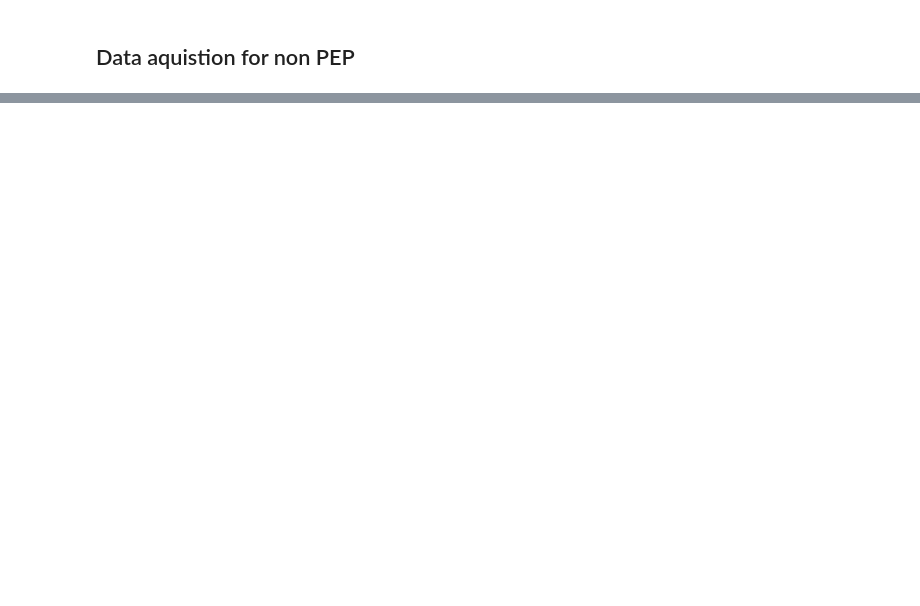
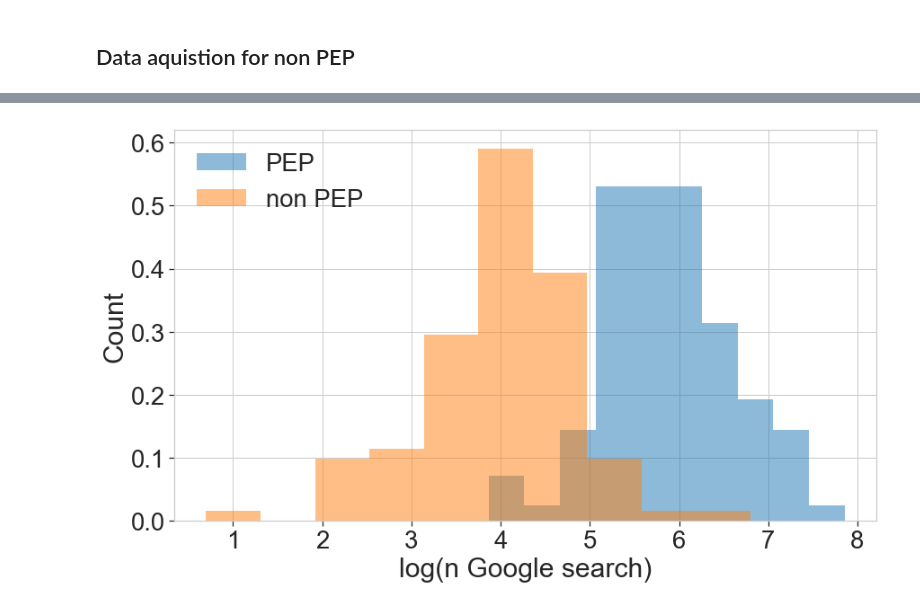
Before and after one commit to jcoupon/person-insights, a Jupyter notebook: notebooks/Data modeling.ipynb, the cells around one changed output, grey strips where cells are left out. Cells and saved outputs as stored; diff of their text form; code cells hidden in the pictures; blank space fills up the shorter version.

Commit message:
add data

```diff
--- a/notebooks/Data modeling.ipynb
+++ b/notebooks/Data modeling.ipynb
@@ -321,0 +415,7 @@ for i in range(len(df_temp)):
+# %%
+# get data
+PEP_people_df = pd.read_csv('../data/PEP_people_edited_info.csv')
+select = PEP_people_df['Google_search_nresults'] > 0.0
+PEP_people_df = PEP_people_df[select]
+
+non_PEP_people_df = pd.read_csv('../data/non_PEP_people_info.csv')
@@ -321,0 +446,17 @@ for i in range(len(df_temp)):
+# %%
+fig, ax = plt.subplots()
+
+ax.hist(np.log10(
+    PEP_people_df['Google_search_nresults']),
+        alpha=0.5, label='PEP', density=True)
+ax.hist(np.log10(
+    non_PEP_people_df['Google_search_nresults']),
+        alpha=0.5, label='non PEP', density=True)
+
+ax.set_xlabel('log(n Google search)')
+ax.set_ylabel('Count')
+ax.legend()
+
+None
+# %% [output]
+[figure, added]
```
Also changed, not shown: parts of 34 cells of this notebook, 9 other files.
